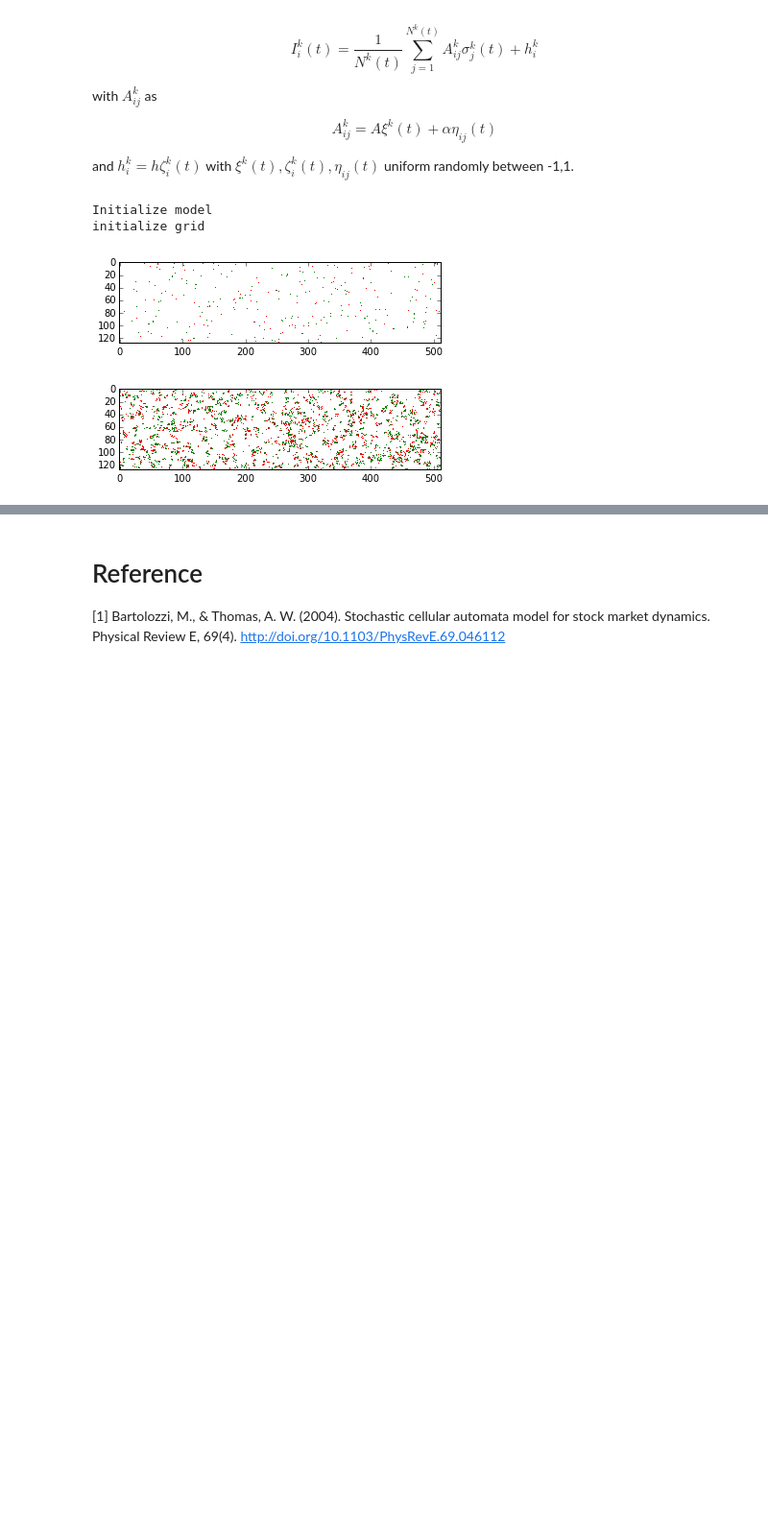
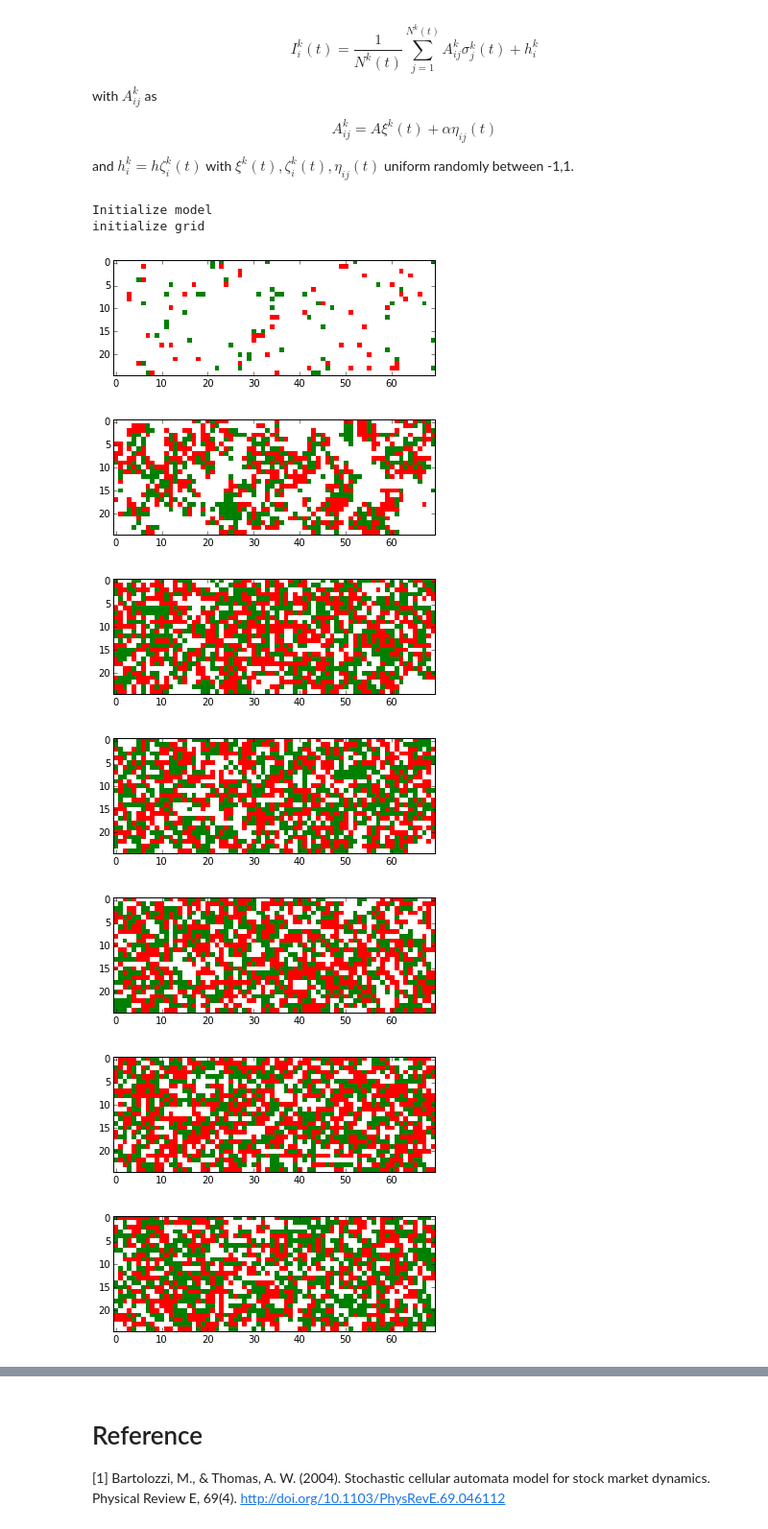
Before and after one commit to boersmamarcel/CAStocks, a Jupyter notebook: notebooks/CA stockprice-Marcel.ipynb, the cells around one changed output, grey strips where cells are left out. Shown at 96% size. Saved outputs shown, nothing was run; the diff lists cells and outputs as text; code cells hidden in the pictures; blank space fills up the shorter version.

```diff
--- a/notebooks/CA stockprice-Marcel.ipynb
+++ b/notebooks/CA stockprice-Marcel.ipynb
@@ -152,7 +152,7 @@ class CAStochastic(object):
             enter = np.random.binomial(1,self.pe,1)
 
             if enter == 1:
-                self.nextGrid[i,j] = 1
+                self.nextGrid[i,j] = np.random.choice([1,-1], p=[0.5,0.5])
             else:
                 #activate by neighbors
                 # check edge cases
@@ -169,7 +169,8 @@ class CAStochastic(object):
                 # all 1-pn, where pn is the probability that all neighbours do not activate
                 # current cell, where pn= (1-ph)^N_neighbours and ph the probability of activation
                 activated = np.random.binomial(1, (1-(1-self.ph)**neighbours))
-                self.nextGrid[i,j] = activated
+                if activated == 1:
+                    self.nextGrid[i,j] = np.random.choice([1,-1], p=[0.5,0.5])
 
         elif abs(cell) == 1:
             #diffuse cell
@@ -193,6 +194,7 @@ class CAStochastic(object):
         # matrix form of summation
         vals = np.sum( np.multiply(self.clusterSize, self.nClustOnes-(self.clusterSize-self.nClustOnes) ) )
 
+
         # loop form
         #vals = 0
         #for i in range(len(self.clusterSize)):
@@ -225,16 +227,16 @@ fig = plt.figure()
 %matplotlib inline
 
 initPrice = 100
-lx, ly = 128, 512
-model = CAStochastic(0.01, lx, ly, 0.0001, 0.05, 0.0485/2, initPrice)
-steps, nView = 1000, 5 # number of updates, number of viewings of the process
+lx, ly = 25, 70
+model = CAStochastic(0.05, lx, ly, 0.0001, 0.05, 0.0485, initPrice)
+steps, nView = 1500, 30 # number of updates, number of viewings of the process
 
 # keep track of lists
 prices = [initPrice] # keep track of price fluctutations
 activeTraders = [model.getActiveTraders()] # keep track of active traders
 LogReturns = [0] # log returns
 nLogReturns = [0] # normalized log returns
-x, x_correlation = [], [] # price change coefficient
+xs, x_correlation = [], [] # price change coefficient
 
 
 for i in range(steps):
@@ -244,7 +246,7 @@ for i in range(steps):
     # update lists
     prices = np.append(prices, model.getPrice())
     activeTraders = np.append(activeTraders, model.getActiveTraders())
-    x = np.append(x, model.x)
+    xs = np.append(xs, model.x)
 
     # update returns
     LogReturns = np.append(LogReturns, np.log(prices[i]) - np.log(prices[i-1]) )
@@ -258,6 +260,12 @@ for i in range(steps):
         saveVideo = False
         A = model.getGrid()
 
+#         print "buy/sell ratio"
+#         print np.divide(model.nClustOnes,(model.clusterSize - model.nClustOnes))
+#         print "mean"
+#         print np.mean(np.divide(model.nClustOnes,(model.clusterSize - model.nClustOnes)))
+
+
         cmap = mpl.colors.ListedColormap(['red','white','green'])
         bounds=[-1.1,-.1,.1,1.1]
         norm = mpl.colors.BoundaryNorm(bounds, cmap.N)
@@ -266,6 +274,8 @@ for i in range(steps):
                             cmap = cmap,norm=norm)
 
         plt.show()
+
+
 
 plt.figure()
 plt.plot(prices)
@@ -278,33 +288,43 @@ print hist
 ax.scatter(np.arange(hist.size), hist)
 ax.set_xscale('log')
 ax.set_yscale('log')
 plt.show()
 
 plt.figure()
 plt.plot(activeTraders)
 plt.show()
 
 plt.figure()
 plt.plot(nLogReturns)
 plt.show()
 
 mu, sigma = np.mean(nLogReturns), np.std(nLogReturns)
 x = np.linspace(np.amin(nLogReturns),np.amax(nLogReturns),100)
 
 plt.figure()
 plt.hist(nLogReturns, normed=1)
 plt.plot(x,mlab.normpdf(x,mu,sigma))
 plt.show()
 
+print "xs"
+plt.figure()
+plt.hist(xs)
+plt.show()
+
 for lag in range(1,50): # array of correlation
-    x_correlation = np.append(x_correlation, CalcXcorrelation(x, lag) )
+    x_correlation = np.append(x_correlation, CalcXcorrelation(xs, lag) )
 x_correlation = x_correlation/x_correlation[0] # normalize to first entry
 
 plt.figure()
 plt.plot(x_correlation)
 plt.show()
 # %% [output]
 Initialize model
 initialize grid
-[figure, old version]
+[figure, new version]
-[figure, old version]
+[figure, new version]
+[figure, added]
+[figure, added]
+[figure, added]
+[figure, added]
+[figure, added]
```
Also changed, not shown: parts of 3 cells of this notebook, 3 other files.
